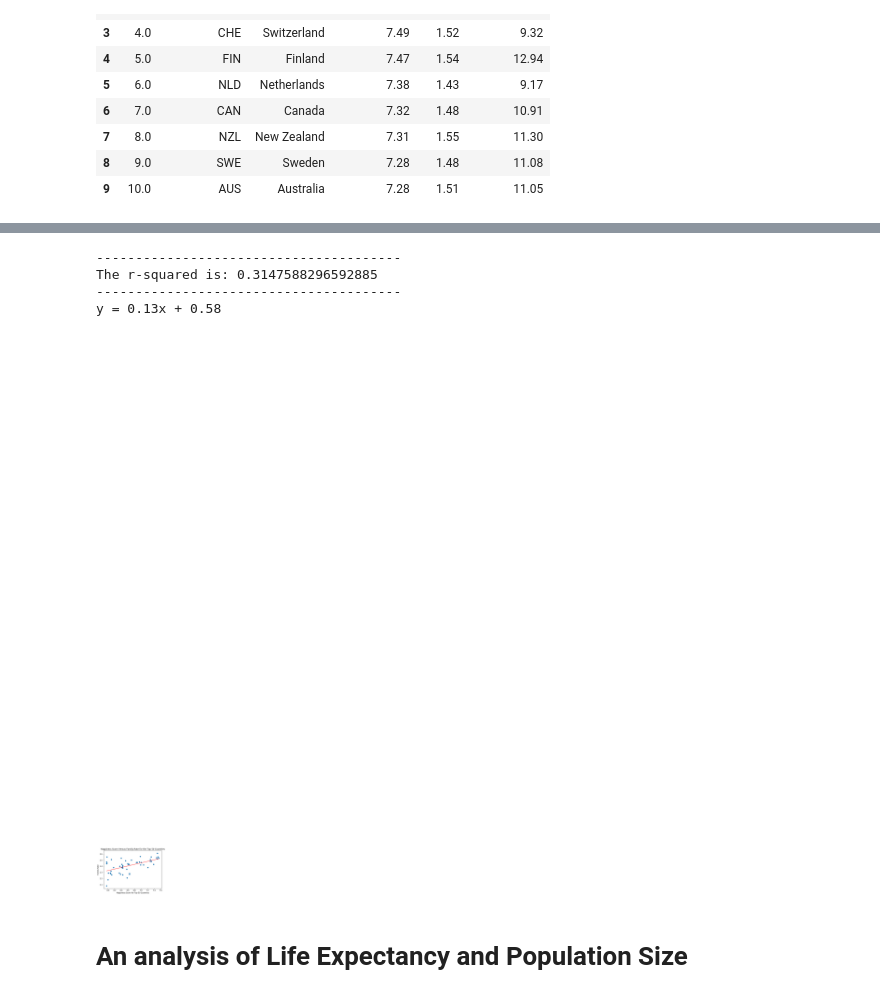
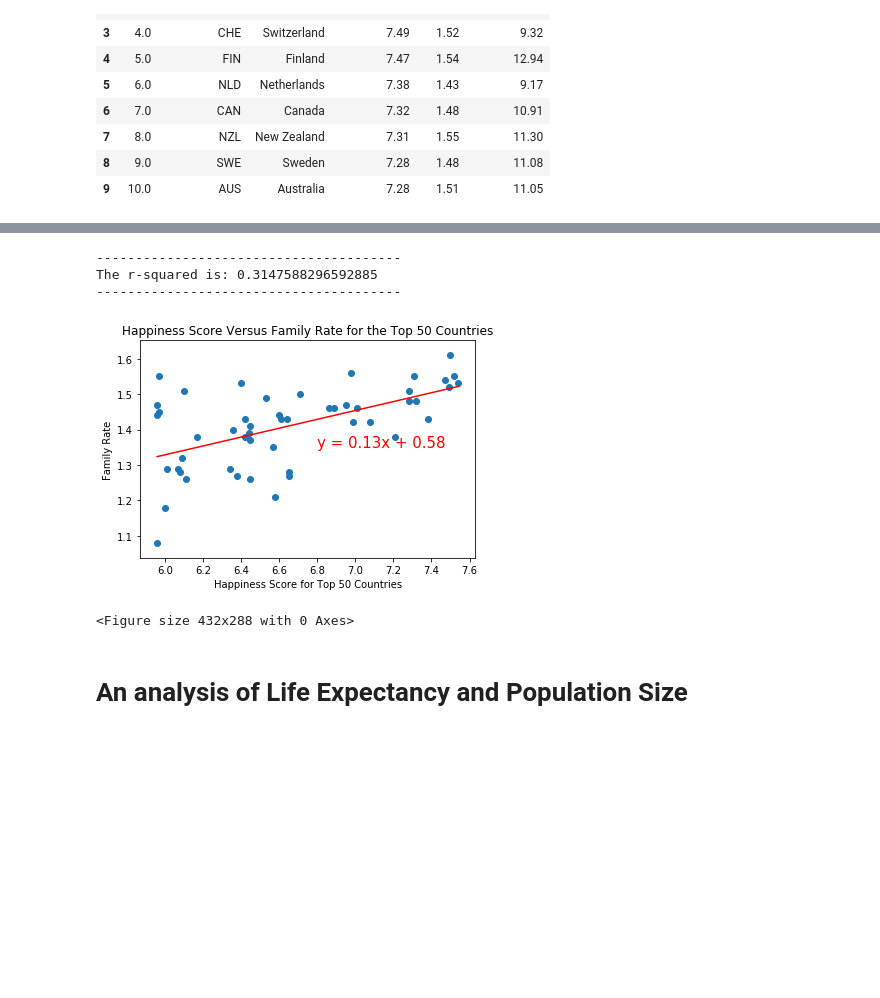
Before and after one commit to JuliaAlsop/An-analysis-of-world-happiness, a Jupyter notebook: Collective/Collective.ipynb, the cells around one changed output, grey strips where cells are left out. Saved outputs shown, nothing was run; the diff lists cells and outputs as text; code cells hidden in the pictures; blank space fills up the shorter version.

Commit message:
Images from graphs

```diff
--- a/Collective/Collective.ipynb
+++ b/Collective/Collective.ipynb
@@ -294,31 +312,32 @@ plt.show()
 # %%
 #Scatter Plot of Family vs. Country Happy Score
 # Add the linear regression equation and line to plot
 x_values = clean_df['Happy_Score']
 y_values = clean_df['Family']
 
 (slope, intercept, rvalue, pvalue, stderr) = linregress(x_values, y_values)
 regress_values = x_values * slope + intercept
 line_eq = "y = " + str(round(slope,2)) + "x + " + str(round(intercept,2))
 plt.scatter(x_values,y_values)
 plt.plot(x_values,regress_values,"r-")
-plt.annotate(line_eq,(6,10),fontsize=15,color="red")
+plt.annotate(line_eq,(6.8,1.35),fontsize=15,color="red")
 plt.title('Happiness Score Versus Family Rate for the Top 50 Countries')
 plt.xlabel('Happiness Score for Top 50 Countries')
 plt.ylabel('Family Rate')
 #correlation = sts.pearsonr('Happy_Score','Family')
 #print(f"The correlation between both factors is {round(correlation[0],2)}")
 print("---------------------------------------")
 print(f"The r-squared is: {rvalue**2}")
 print("---------------------------------------")
-print(line_eq)
+#print(line_eq)
 plt.show()
+plt.savefig("Happiness Score Versus Family Rate for the Top 50 Countries.png")
 # %% [output]
 ---------------------------------------
 The r-squared is: 0.3147588296592885
 ---------------------------------------
-y = 0.13x + 0.58
-[figure, old version]
+[figure, new version]
+<Figure size 432x288 with 0 Axes>
 # %% [markdown]
 # An analysis of Life Expectancy and Population Size
 # %%
```
Also changed, not shown: parts of 23 cells of this notebook, 23 other files.
